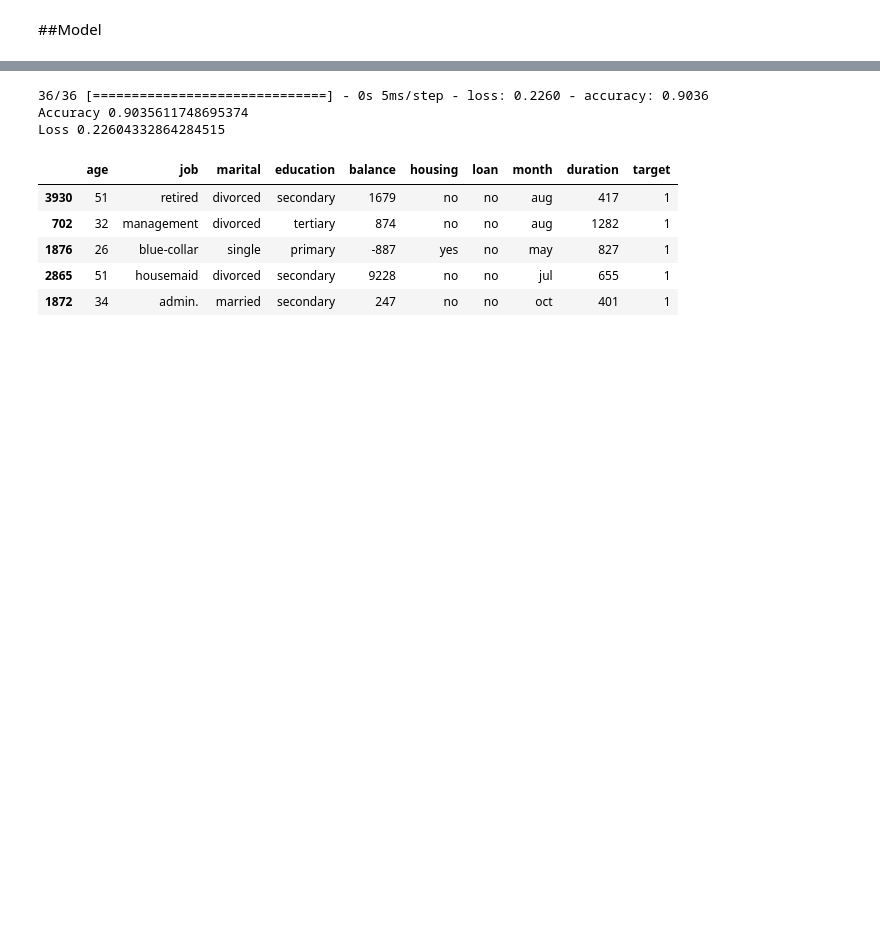
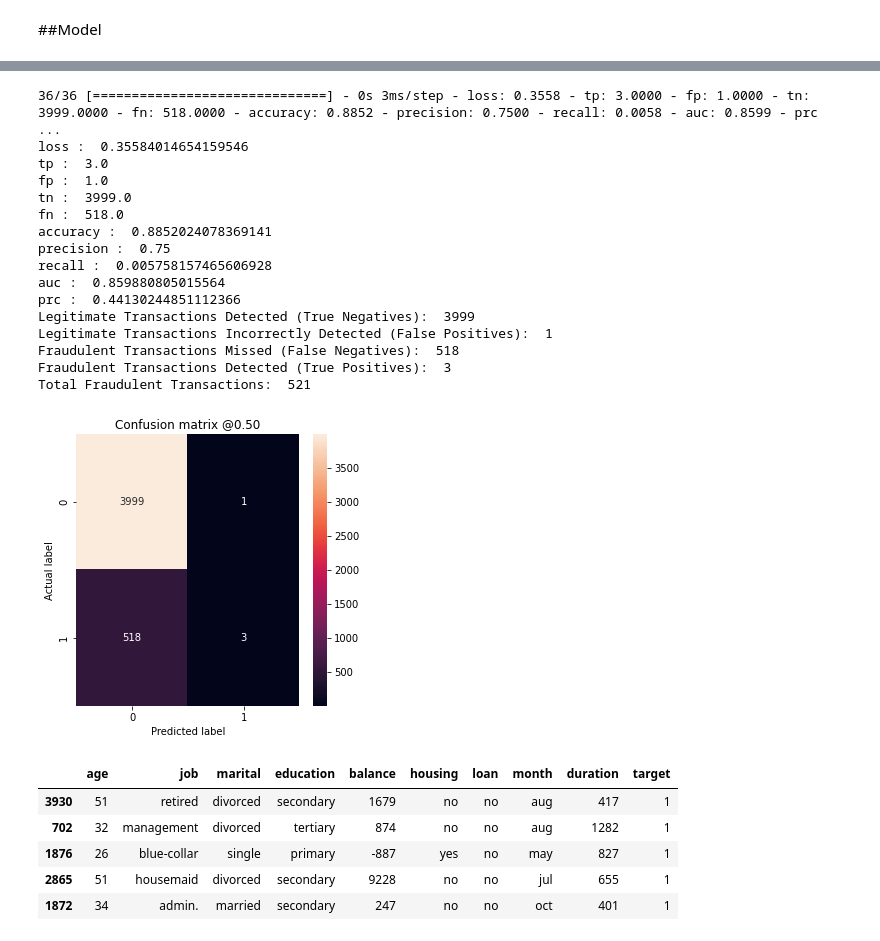
Before and after one commit to andreanstev/Bank_Telemarketing_Analysis, a Jupyter notebook: _Demo_day_Fintech_8.ipynb, the cells around one changed output, grey strips where cells are left out. Drawn from its saved outputs; the diff is of its cells as text; code cells hidden in the pictures; blank space fills up the shorter version.

```diff
--- a/_Demo_day_Fintech_8.ipynb
+++ b/_Demo_day_Fintech_8.ipynb
@@ -389,11 +394,31 @@ plot_metric(2,1, history, metric)
-# %%
-loss, accuracy = model.evaluate(test_ds)
-print("Accuracy", accuracy)
-print("Loss", loss)
-# %% [output]
-36/36 [==============================] - 0s 5ms/step - loss: 0.2260 - accuracy: 0.9036
-Accuracy 0.9035611748695374
-Loss 0.22604332864284515
+# %%
+predict_test = model.predict(test_ds)
+test_ds_unbach = test_ds.unbatch()
+label_test = [i[1] for i in list(test_ds_unbach.as_numpy_iterator())]
+# %%
+model_evaluate = model.evaluate(test_ds)
+for name_metric, value_evaluate in zip(model.metrics_names, model_evaluate):
+  print(name_metric, ': ', value_evaluate)
+
+plot_confution_matrix(label_test, predict_test)
+# %% [output]
+36/36 [==============================] - 0s 3ms/step - loss: 0.3558 - tp: 3.0000 - fp: 1.0000 - tn: 3999.0000 - fn: 518.0000 - accuracy: 0.8852 - precision: 0.7500 - recall: 0.0058 - auc: 0.8599 - prc ...
+loss :  0.35584014654159546
+tp :  3.0
+fp :  1.0
+tn :  3999.0
+fn :  518.0
+accuracy :  0.8852024078369141
+precision :  0.75
+recall :  0.005758157465606928
+auc :  0.859880805015564
+prc :  0.44130244851112366
+Legitimate Transactions Detected (True Negatives):  3999
+Legitimate Transactions Incorrectly Detected (False Positives):  1
+Fraudulent Transactions Missed (False Negatives):  518
+Fraudulent Transactions Detected (True Positives):  3
+Total Fraudulent Transactions:  521
+[figure, added]
 # %%
 dataset_test.sort_values(by=["target"], ascending=False).head()
 # %% [output]
```
Also changed, not shown: parts of 21 cells of this notebook.
